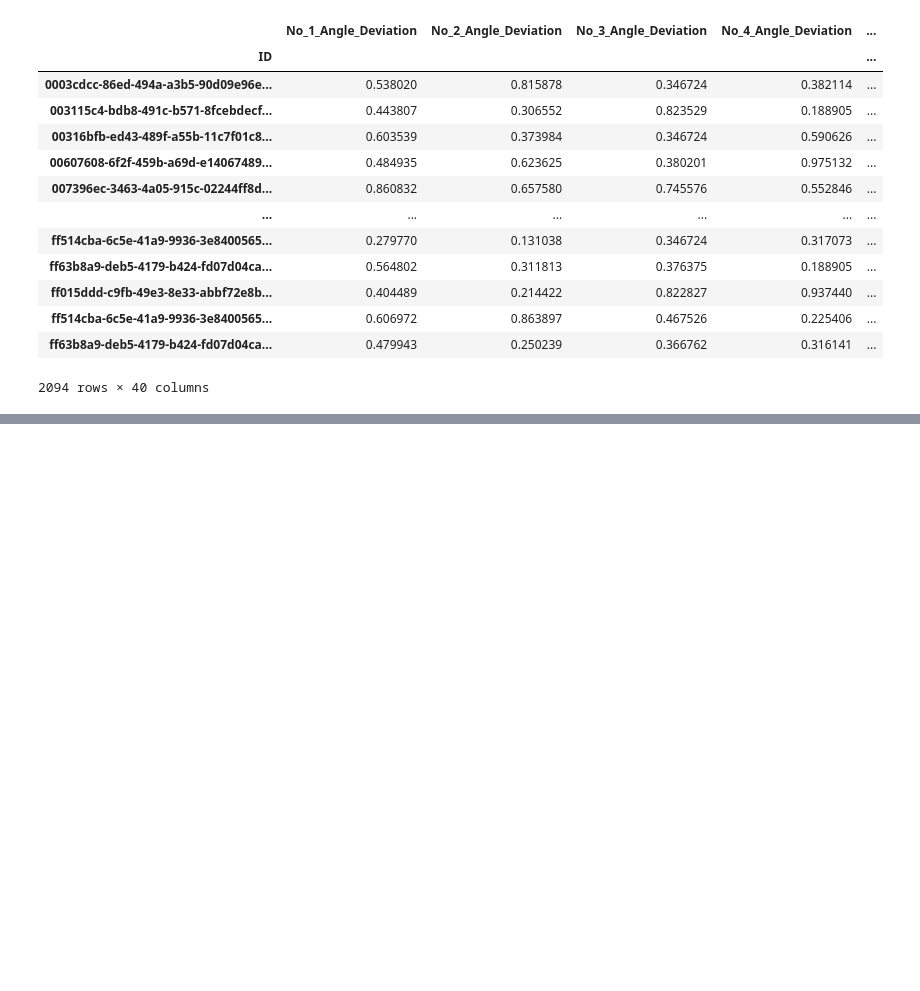
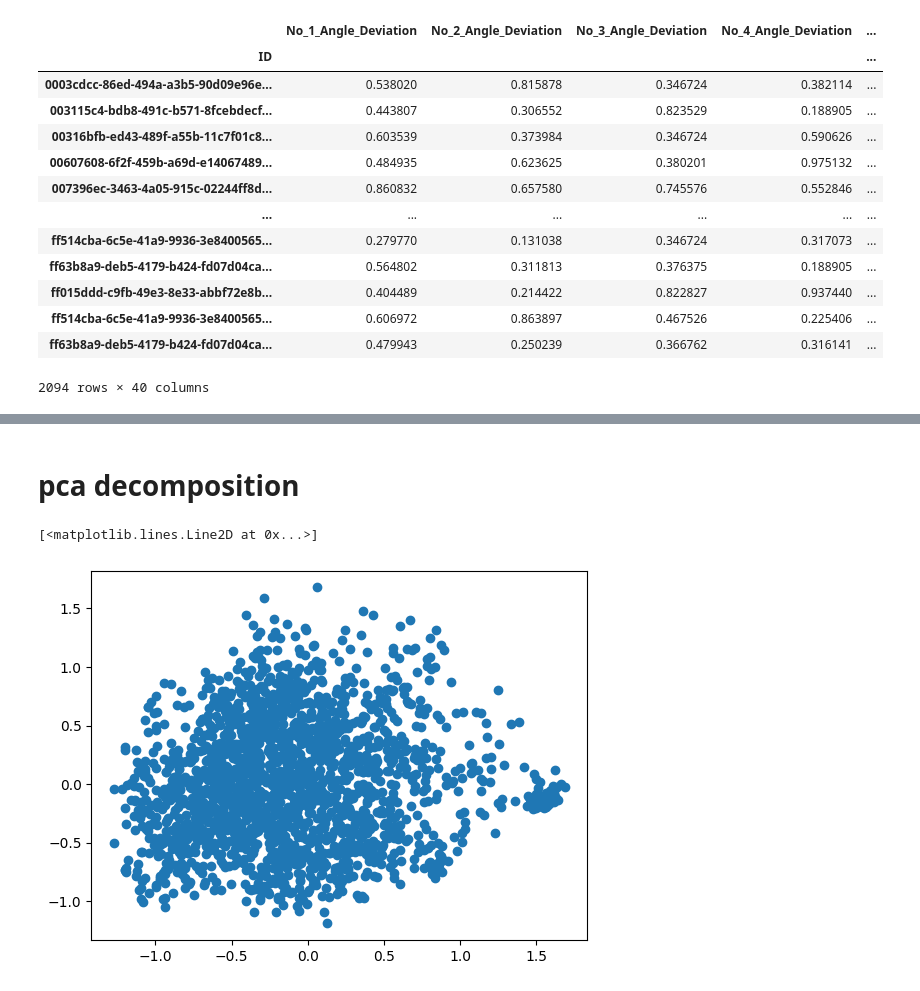
Before and after one commit to uhassan7612420/data-intensive-systems, a Jupyter notebook: assignment-7/assignment-7.ipynb, the cells around one changed output, grey strips where cells are left out. Saved outputs shown, nothing was run; the diff lists cells and outputs as text; code cells hidden in the pictures; blank space fills up the shorter version.

```diff
--- a/assignment-7/assignment-7.ipynb
+++ b/assignment-7/assignment-7.ipynb
@@ -26,0 +53,8 @@ df
+# %% [markdown]
+# pca decomposition
+# %%
+components = decomposition.PCA(n_components= 2).fit_transform(df)
+plt.plot(components[:,0], components[:,1], 'o')
+# %% [output]
+[<matplotlib.lines.Line2D at 0x...>]
+[figure, added]
```
Also changed, not shown: parts of 6 cells of this notebook, 7 other files.
